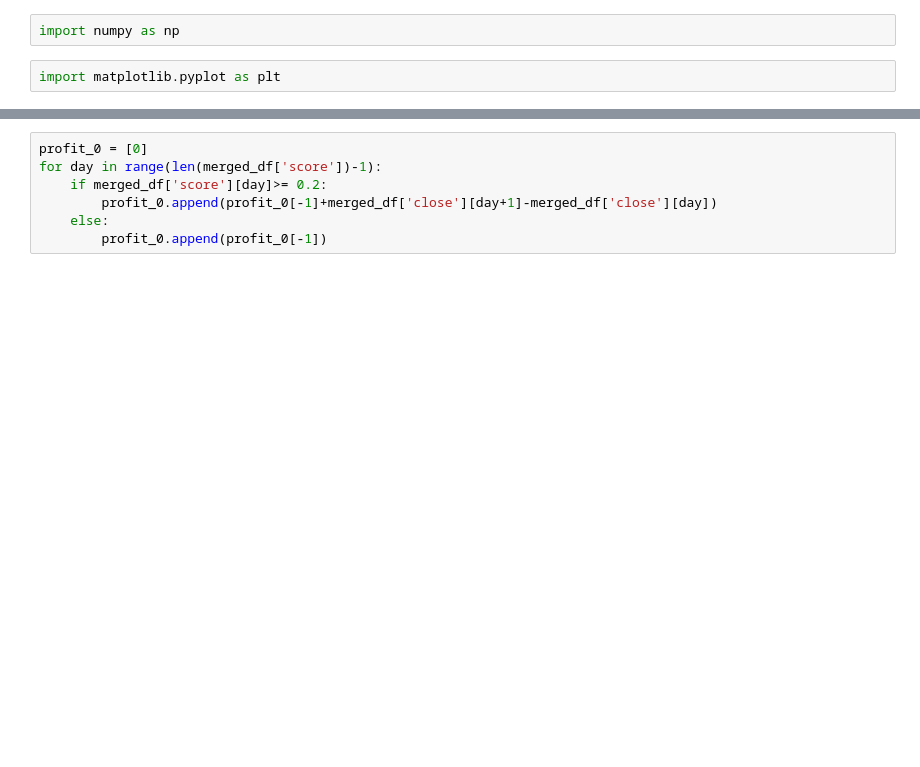
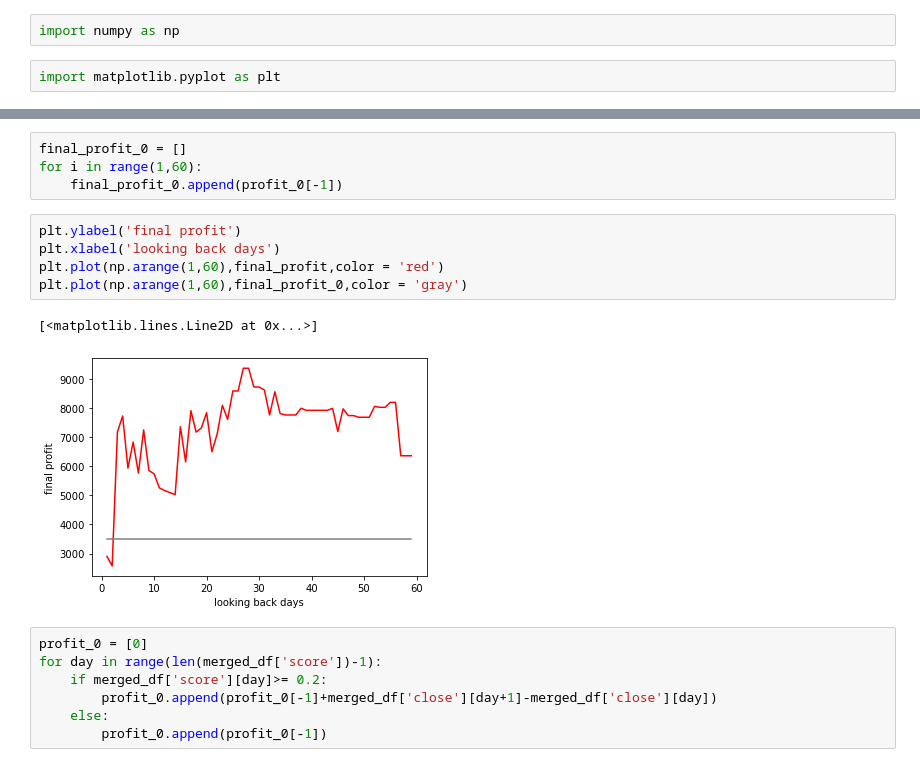
Before and after one commit to QuantLet/Emoji-Embedding-For-Finance, a Jupyter notebook: Strategy/Strategy.ipynb, the cells around one changed output, grey strips where cells are left out. Cells and saved outputs as stored; diff of their text form; blank space fills up the shorter version.

```diff
--- a/Strategy/Strategy.ipynb
+++ b/Strategy/Strategy.ipynb
@@ -86,3 +99,15 @@ for day in range(len(merged_df['score'])-1):
+# %%
+final_profit_0 = []
+for i in range(1,60):
+    final_profit_0.append(profit_0[-1])
+# %%
+plt.ylabel('final profit')
+plt.xlabel('looking back days')
+plt.plot(np.arange(1,60),final_profit,color = 'red')
+plt.plot(np.arange(1,60),final_profit_0,color = 'gray')
+# %% [output]
+[<matplotlib.lines.Line2D at 0x...>]
+[figure, added]
 # %%
 profit_0 = [0]
 for day in range(len(merged_df['score'])-1):
```
Also changed, not shown: parts of 8 cells of this notebook, 9 other files.
